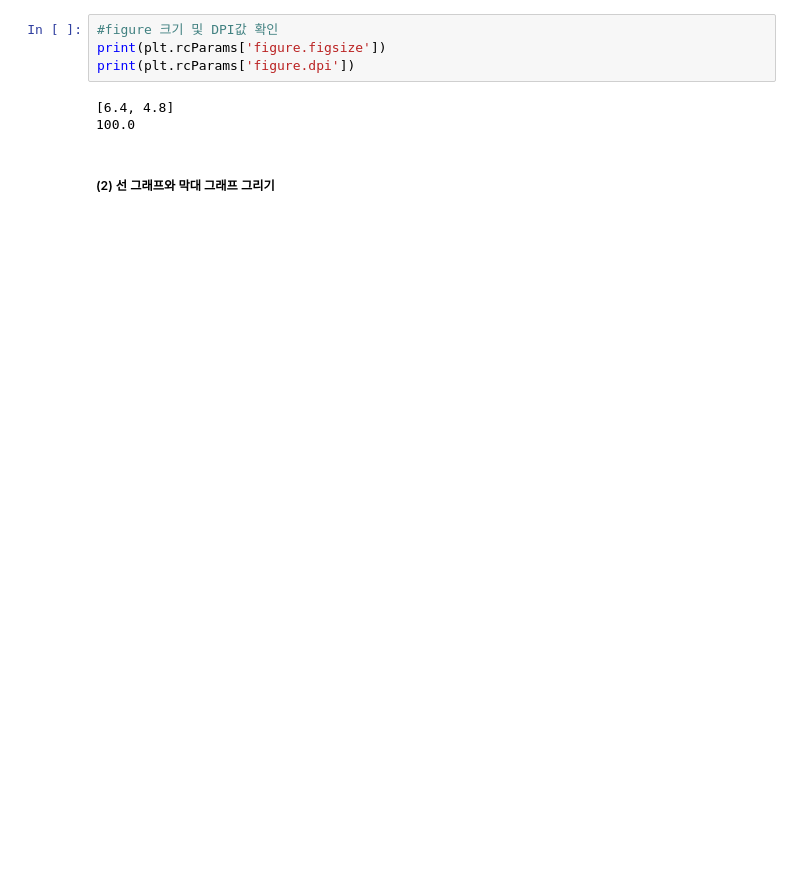
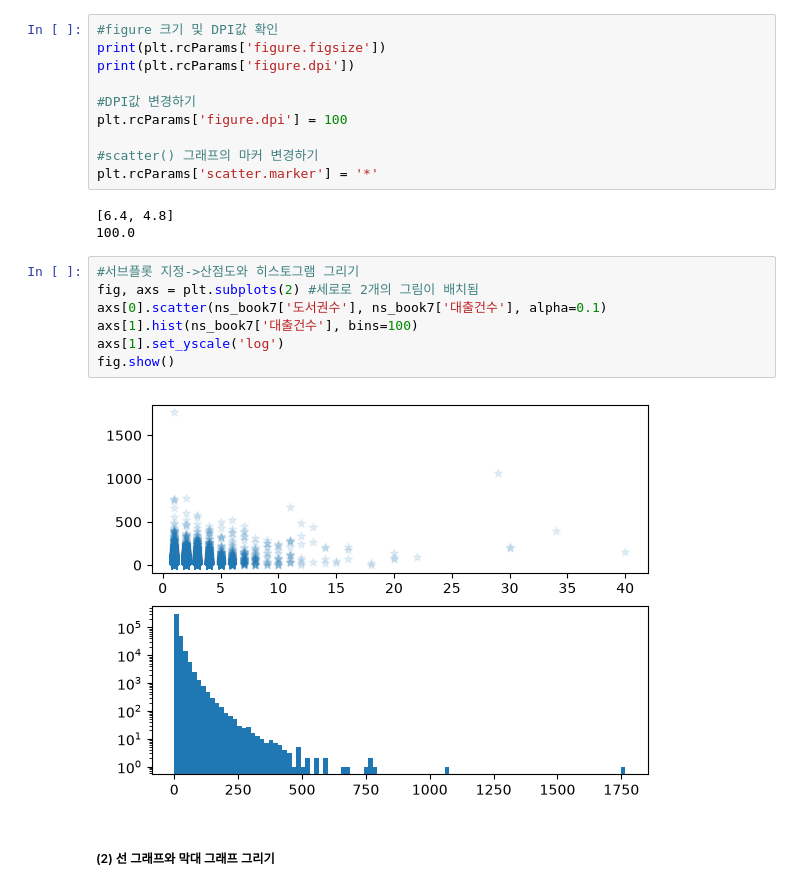
Before and after one commit to yccho1004/pythonBasic, a Jupyter notebook: HonGong-DataAnalysis_py/basics_DA.ipynb, the cells around one changed output. Saved outputs shown, nothing was run; the diff lists cells and outputs as text; blank space fills up the shorter version.

```diff
--- a/HonGong-DataAnalysis_py/basics_DA.ipynb
+++ b/HonGong-DataAnalysis_py/basics_DA.ipynb
@@ -877,8 +877,23 @@ plt.show()
 #figure 크기 및 DPI값 확인
 print(plt.rcParams['figure.figsize'])
 print(plt.rcParams['figure.dpi'])
+
+#DPI값 변경하기
+plt.rcParams['figure.dpi'] = 100
+
+#scatter() 그래프의 마커 변경하기
+plt.rcParams['scatter.marker'] = '*'
 # %% [output]
 [6.4, 4.8]
 100.0
+# %%
+#서브플롯 지정->산점도와 히스토그램 그리기
+fig, axs = plt.subplots(2) #세로로 2개의 그림이 배치됨
+axs[0].scatter(ns_book7['도서권수'], ns_book7['대출건수'], alpha=0.1)
+axs[1].hist(ns_book7['대출건수'], bins=100)
+axs[1].set_yscale('log')
+fig.show()
+# %% [output]
+[figure, added]
 # %% [markdown]
 ##### (2) 선 그래프와 막대 그래프 그리기
```
Also changed, not shown: parts of 3 cells of this notebook.
